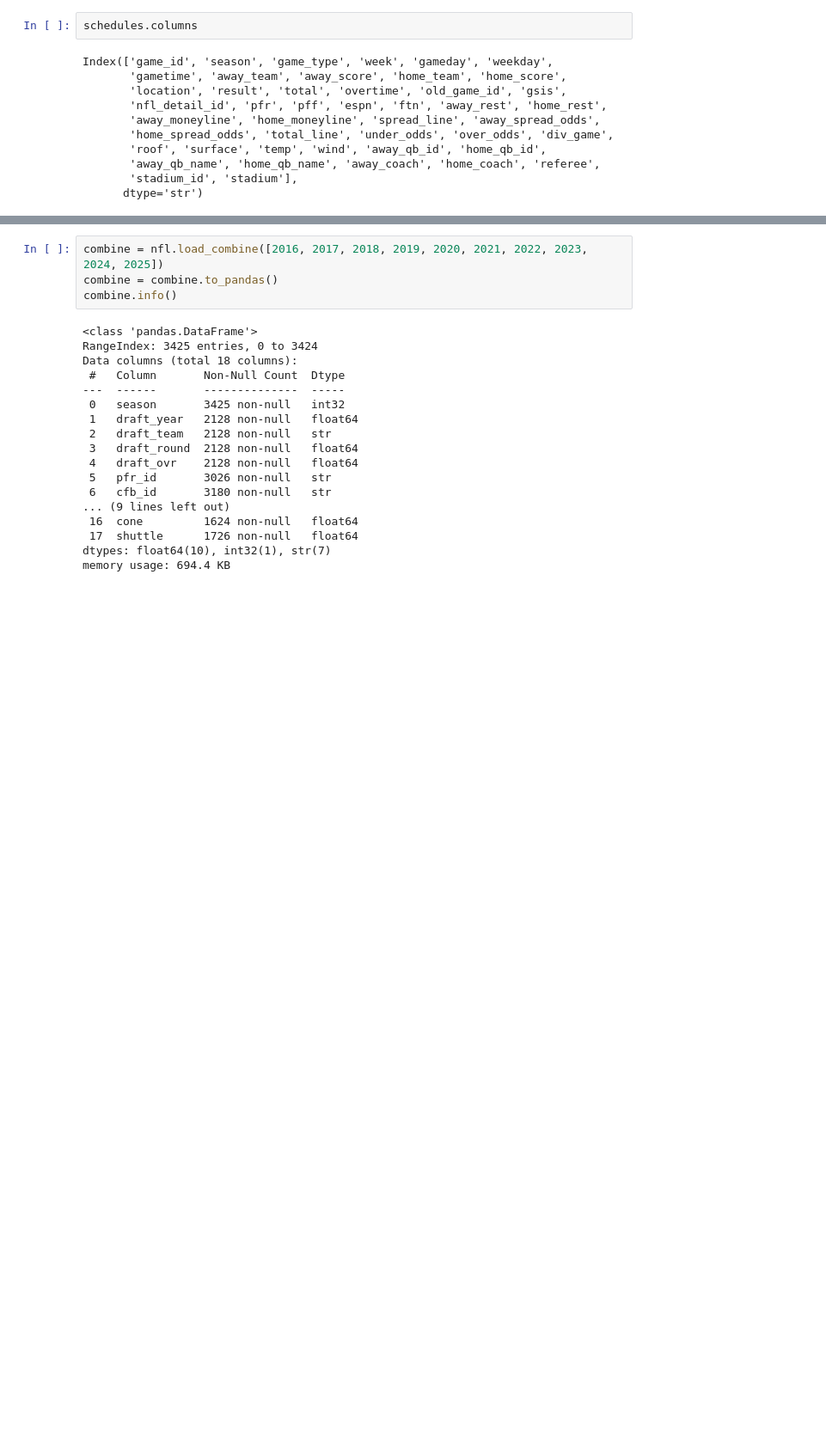
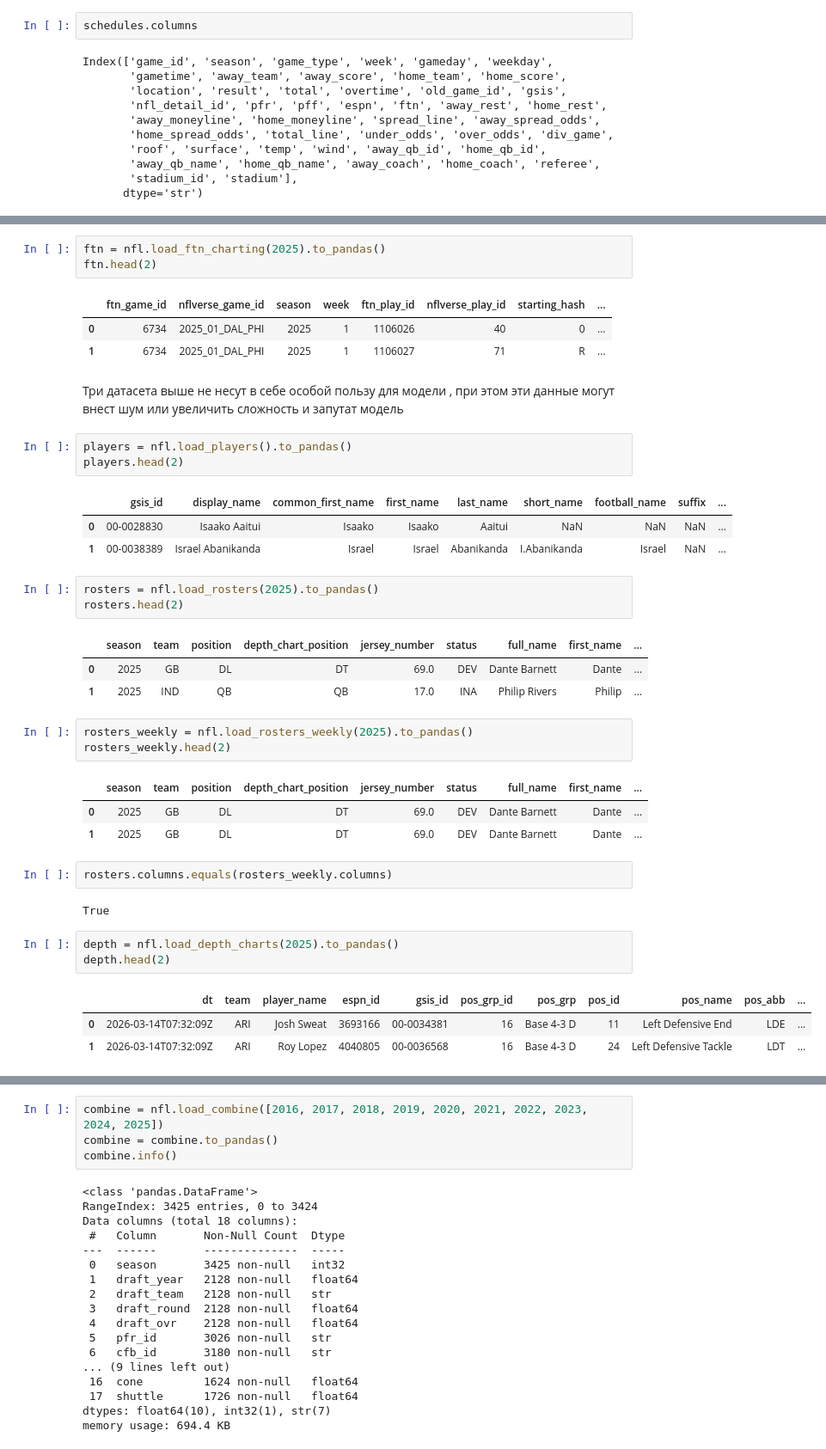
Before and after one commit to SYaroslav0/NFL_Game_Predicition, a Jupyter notebook: notebooks/eda_nflreadpy.ipynb, the cells around one changed output, grey strips where cells are left out. Shown at 86% size. Saved outputs shown, nothing was run; the diff lists cells and outputs as text; blank space fills up the shorter version.

```diff
--- a/notebooks/eda_nflreadpy.ipynb
+++ b/notebooks/eda_nflreadpy.ipynb
@@ -37,0 +79,41 @@ Index(['game_id', 'season', 'game_type', 'week', 'gameday', 'weekday',
+# %%
+ftn = nfl.load_ftn_charting(2025).to_pandas()
+ftn.head(2)
+# %% [output]
+|  | ftn_game_id | nflverse_game_id | season | week | ftn_play_id | nflverse_play_id | starting_hash | ... |
+| 0 | 6734 | 2025_01_DAL_PHI | 2025 | 1 | 1106026 | 40 | 0 | ... |
+| 1 | 6734 | 2025_01_DAL_PHI | 2025 | 1 | 1106027 | 71 | R | ... |
+# %% [markdown]
+Три датасета выше не несут в себе особой пользу для модели , при этом эти данные могут внест  шум или увеличить сложность и запутат модель
+# %%
+players = nfl.load_players().to_pandas()
+players.head(2)
+# %% [output]
+|  | gsis_id | display_name | common_first_name | first_name | last_name | short_name | football_name | suffix | ... |
+| 0 | 00-0028830 | Isaako Aaitui | Isaako | Isaako | Aaitui | NaN | NaN | NaN | ... |
+| 1 | 00-0038389 | Israel Abanikanda | Israel | Israel | Abanikanda | I.Abanikanda | Israel | NaN | ... |
+# %%
+rosters = nfl.load_rosters(2025).to_pandas()
+rosters.head(2)
+# %% [output]
+|  | season | team | position | depth_chart_position | jersey_number | status | full_name | first_name | ... |
+| 0 | 2025 | GB | DL | DT | 69.0 | DEV | Dante Barnett | Dante | ... |
+| 1 | 2025 | IND | QB | QB | 17.0 | INA | Philip Rivers | Philip | ... |
+# %%
+rosters_weekly = nfl.load_rosters_weekly(2025).to_pandas()
+rosters_weekly.head(2)
+# %% [output]
+|  | season | team | position | depth_chart_position | jersey_number | status | full_name | first_name | ... |
+| 0 | 2025 | GB | DL | DT | 69.0 | DEV | Dante Barnett | Dante | ... |
+| 1 | 2025 | GB | DL | DT | 69.0 | DEV | Dante Barnett | Dante | ... |
+# %%
+rosters.columns.equals(rosters_weekly.columns)
+# %% [output]
+True
+# %%
+depth = nfl.load_depth_charts(2025).to_pandas()
+depth.head(2)
+# %% [output]
+|  | dt | team | player_name | espn_id | gsis_id | pos_grp_id | pos_grp | pos_id | pos_name | pos_abb | ... |
+| 0 | 2026-03-14T07:32:09Z | ARI | Josh Sweat | 3693166 | 00-0034381 | 16 | Base 4-3 D | 11 | Left Defensive End | LDE | ... |
+| 1 | 2026-03-14T07:32:09Z | ARI | Roy Lopez | 4040805 | 00-0036568 | 16 | Base 4-3 D | 24 | Left Defensive Tackle | LDT | ... |
```
Also changed, not shown: parts of 36 cells of this notebook.
